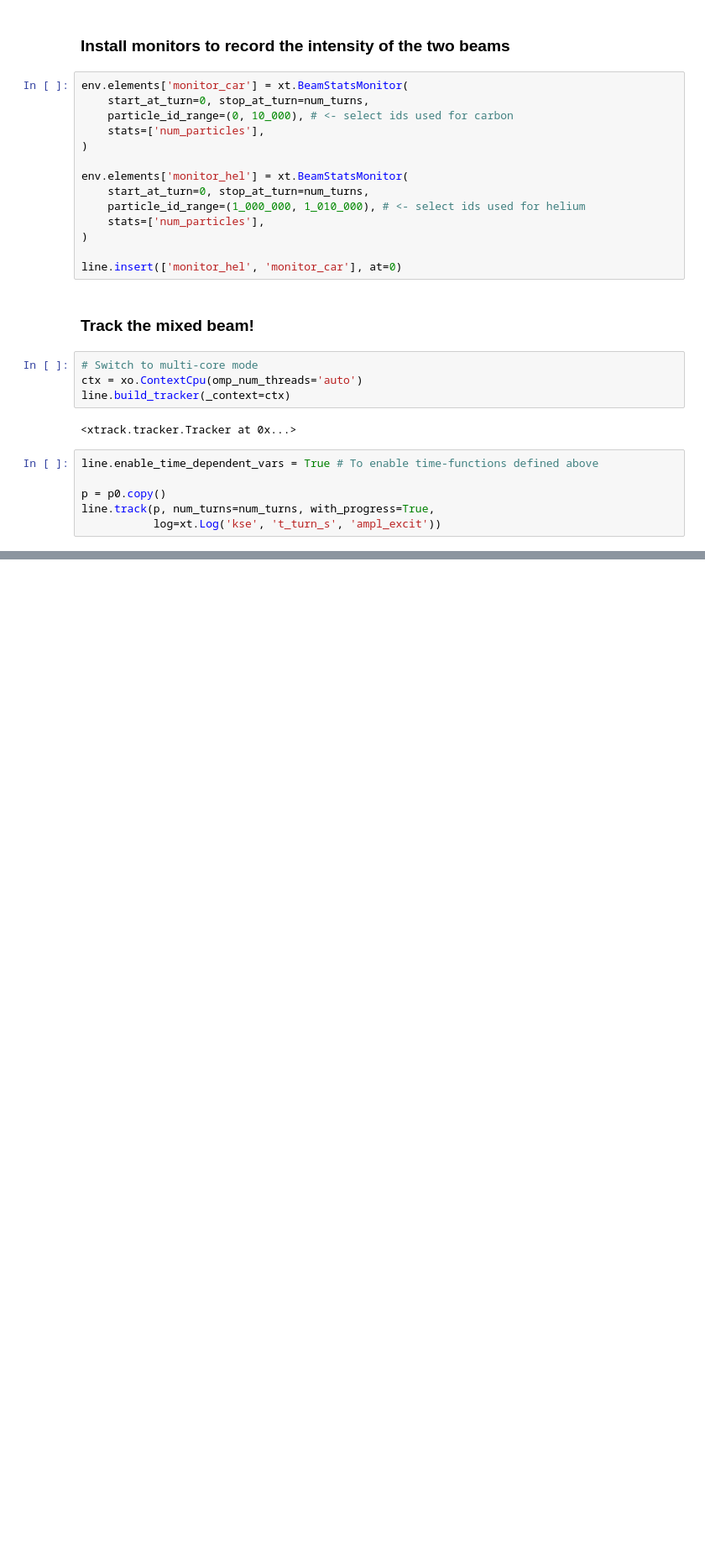
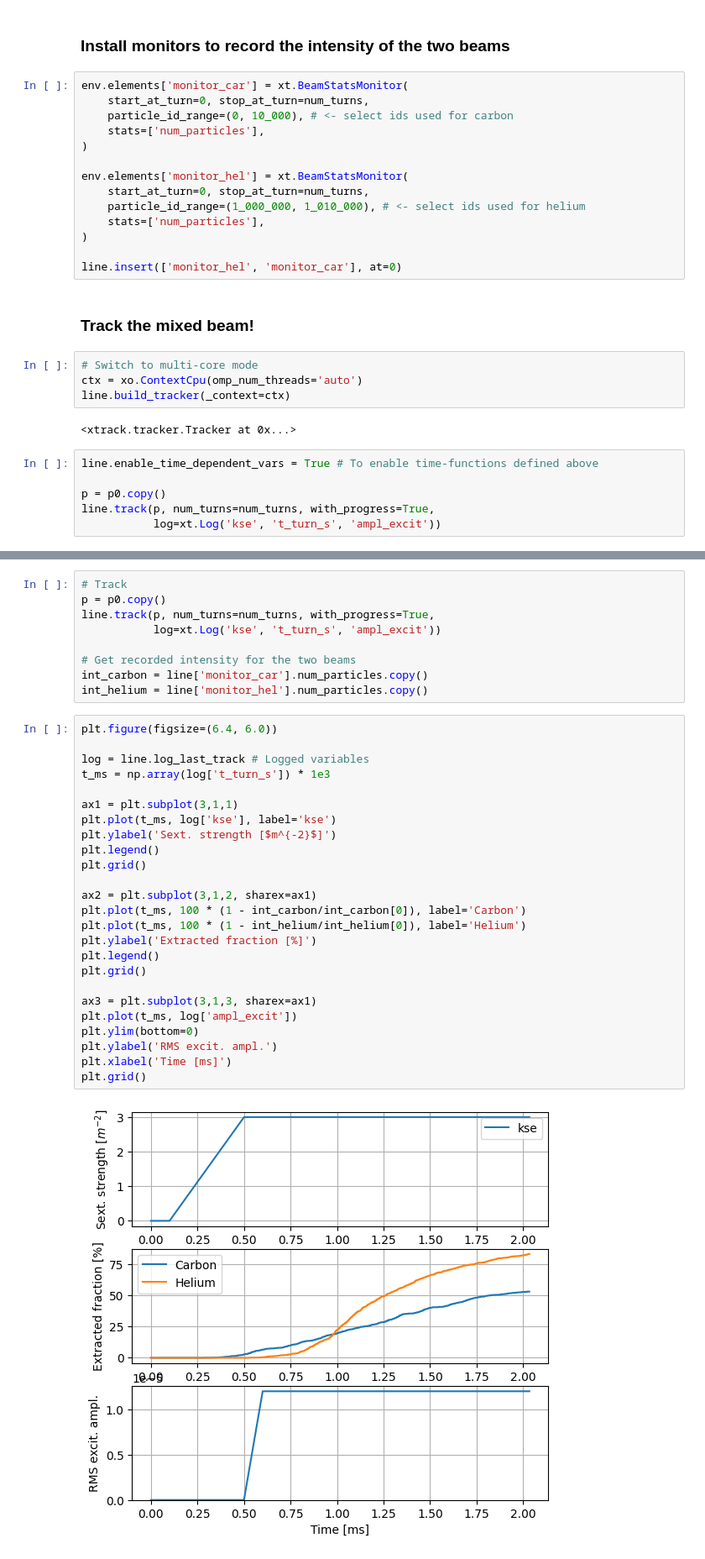
Before and after one commit to xsuite/tutorial_mixed_beams, a Jupyter notebook: notebook_05_mixed_beams_slow_extr_spill.ipynb, the cells around one changed output, grey strips where cells are left out. Shown at 84% size. Saved outputs shown, nothing was run; the diff lists cells and outputs as text; blank space fills up the shorter version.

```diff
--- a/notebook_05_mixed_beams_slow_extr_spill.ipynb
+++ b/notebook_05_mixed_beams_slow_extr_spill.ipynb
@@ -256,0 +268,36 @@ plt.grid()
+# %%
+# Track
+p = p0.copy()
+line.track(p, num_turns=num_turns, with_progress=True,
+           log=xt.Log('kse', 't_turn_s', 'ampl_excit'))
+
+# Get recorded intensity for the two beams
+int_carbon = line['monitor_car'].num_particles.copy()
+int_helium = line['monitor_hel'].num_particles.copy()
+# %%
+plt.figure(figsize=(6.4, 6.0))
+
+log = line.log_last_track # Logged variables
+t_ms = np.array(log['t_turn_s']) * 1e3
+
+ax1 = plt.subplot(3,1,1)
+plt.plot(t_ms, log['kse'], label='kse')
+plt.ylabel('Sext. strength [$m^{-2}$]')
+plt.legend()
+plt.grid()
+
+ax2 = plt.subplot(3,1,2, sharex=ax1)
+plt.plot(t_ms, 100 * (1 - int_carbon/int_carbon[0]), label='Carbon')
+plt.plot(t_ms, 100 * (1 - int_helium/int_helium[0]), label='Helium')
+plt.ylabel('Extracted fraction [%]')
+plt.legend()
+plt.grid()
+
+ax3 = plt.subplot(3,1,3, sharex=ax1)
+plt.plot(t_ms, log['ampl_excit'])
+plt.ylim(bottom=0)
+plt.ylabel('RMS excit. ampl.')
+plt.xlabel('Time [ms]')
+plt.grid()
+# %% [output]
+[figure, added]
```
Also changed, not shown: parts of 6 cells of this notebook.
